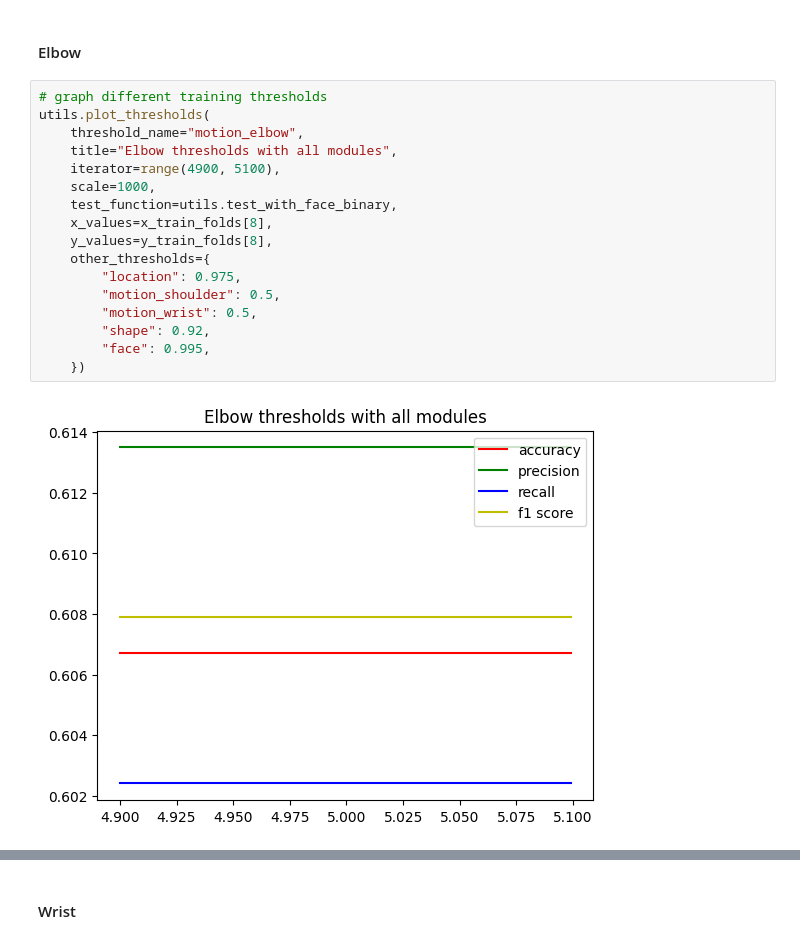
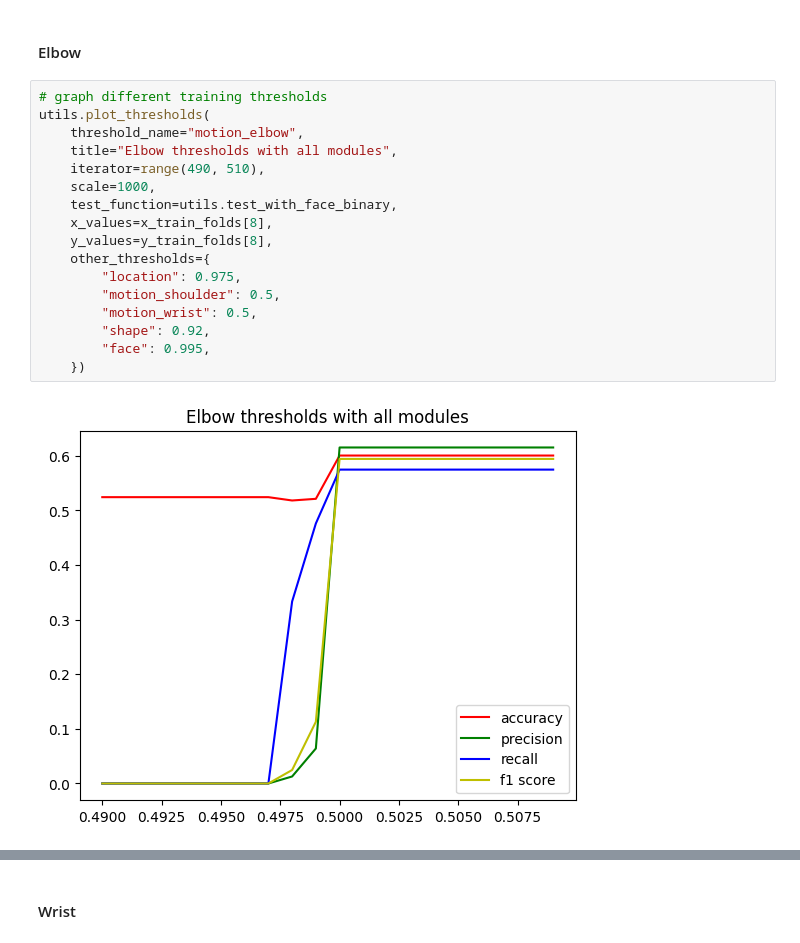
Before and after one commit to cgvillarroel/fslr-tutor, a Jupyter notebook: test.ipynb, the cells around one changed output, grey strips where cells are left out. Drawn from its saved outputs; the diff is of its cells as text.

```diff
--- a/test.ipynb
+++ b/test.ipynb
@@ -360,22 +360,22 @@ F1 Score : 0.56
 # %%
 # graph different training thresholds
 utils.plot_thresholds(
     threshold_name="motion_elbow",
     title="Elbow thresholds with all modules",
-    iterator=range(4900, 5100),
+    iterator=range(490, 510),
     scale=1000,
     test_function=utils.test_with_face_binary,
     x_values=x_train_folds[8],
     y_values=y_train_folds[8],
     other_thresholds={
         "location": 0.975,
         "motion_shoulder": 0.5,
         "motion_wrist": 0.5,
         "shape": 0.92,
         "face": 0.995,
     })
 # %% [output]
-[figure, old version]
+[figure, new version]
 # %%
 # test set threshold
 utils.test_thresholds_binary(
```
Also changed, not shown: parts of 27 cells of this notebook, 1 other file.
